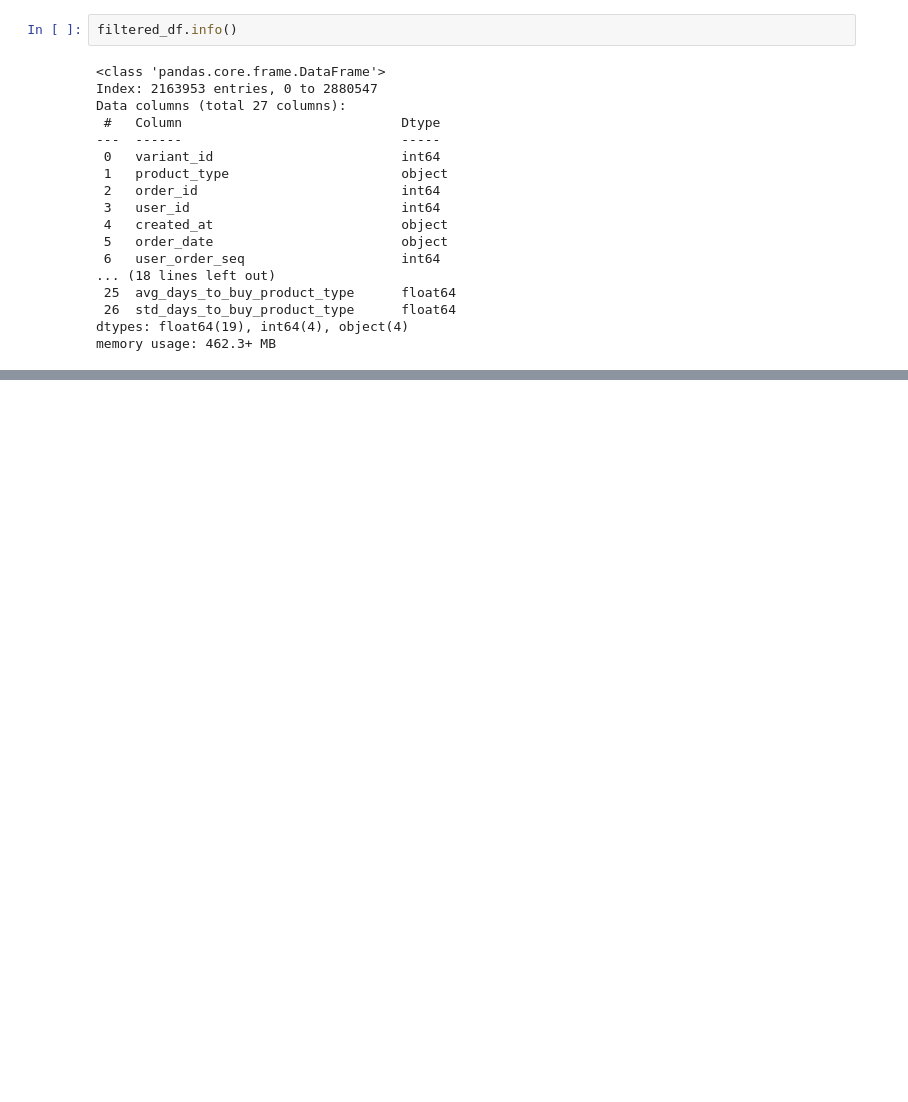
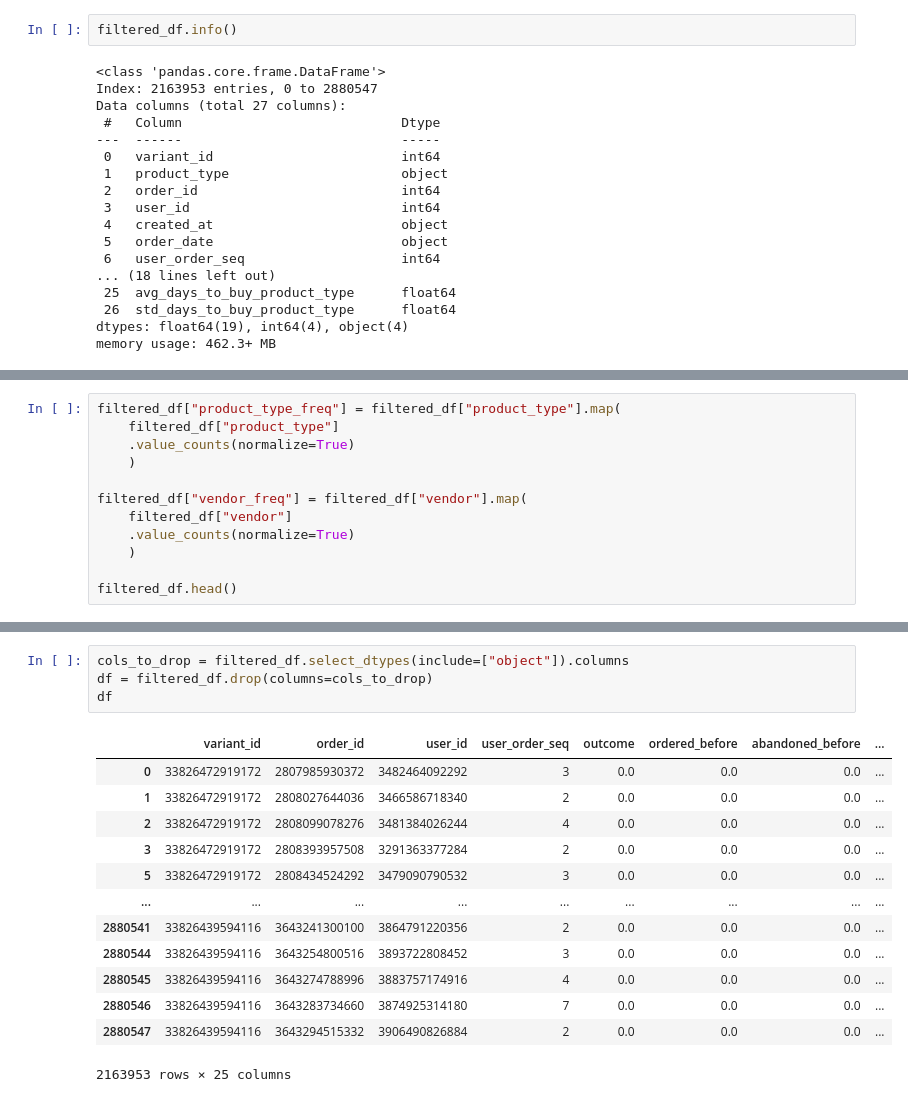
Before and after one commit to Javierterryc/zrive-ds, a Jupyter notebook: src/module_3/module_3.ipynb, the cells around one changed output, grey strips where cells are left out. Saved outputs shown, nothing was run; the diff lists cells and outputs as text; blank space fills up the shorter version.

```diff
--- a/src/module_3/module_3.ipynb
+++ b/src/module_3/module_3.ipynb
@@ -264,0 +204,12 @@ bb_df.outcome.value_counts(normalize=True).plot(kind="bar")
+# %%
+filtered_df["product_type_freq"] = filtered_df["product_type"].map(
+    filtered_df["product_type"]
+    .value_counts(normalize=True)
+    )
+
+filtered_df["vendor_freq"] = filtered_df["vendor"].map(
+    filtered_df["vendor"]
+    .value_counts(normalize=True)
+    )
+
+filtered_df.head()
@@ -264,0 +224,18 @@ bb_df.outcome.value_counts(normalize=True).plot(kind="bar")
+# %%
+cols_to_drop = filtered_df.select_dtypes(include=["object"]).columns
+df = filtered_df.drop(columns=cols_to_drop)
+df
+# %% [output]
+|  | variant_id | order_id | user_id | user_order_seq | outcome | ordered_before | abandoned_before | ... |
+| 0 | 33826472919172 | 2807985930372 | 3482464092292 | 3 | 0.0 | 0.0 | 0.0 | ... |
+| 1 | 33826472919172 | 2808027644036 | 3466586718340 | 2 | 0.0 | 0.0 | 0.0 | ... |
+| 2 | 33826472919172 | 2808099078276 | 3481384026244 | 4 | 0.0 | 0.0 | 0.0 | ... |
+| 3 | 33826472919172 | 2808393957508 | 3291363377284 | 2 | 0.0 | 0.0 | 0.0 | ... |
+| 5 | 33826472919172 | 2808434524292 | 3479090790532 | 3 | 0.0 | 0.0 | 0.0 | ... |
+| ... | ... | ... | ... | ... | ... | ... | ... | ... |
+| 2880541 | 33826439594116 | 3643241300100 | 3864791220356 | 2 | 0.0 | 0.0 | 0.0 | ... |
+| 2880544 | 33826439594116 | 3643254800516 | 3893722808452 | 3 | 0.0 | 0.0 | 0.0 | ... |
+| 2880545 | 33826439594116 | 3643274788996 | 3883757174916 | 4 | 0.0 | 0.0 | 0.0 | ... |
+| 2880546 | 33826439594116 | 3643283734660 | 3874925314180 | 7 | 0.0 | 0.0 | 0.0 | ... |
+| 2880547 | 33826439594116 | 3643294515332 | 3906490826884 | 2 | 0.0 | 0.0 | 0.0 | ... |
+2163953 rows × 25 columns
```
Also changed, not shown: parts of 12 cells of this notebook.
